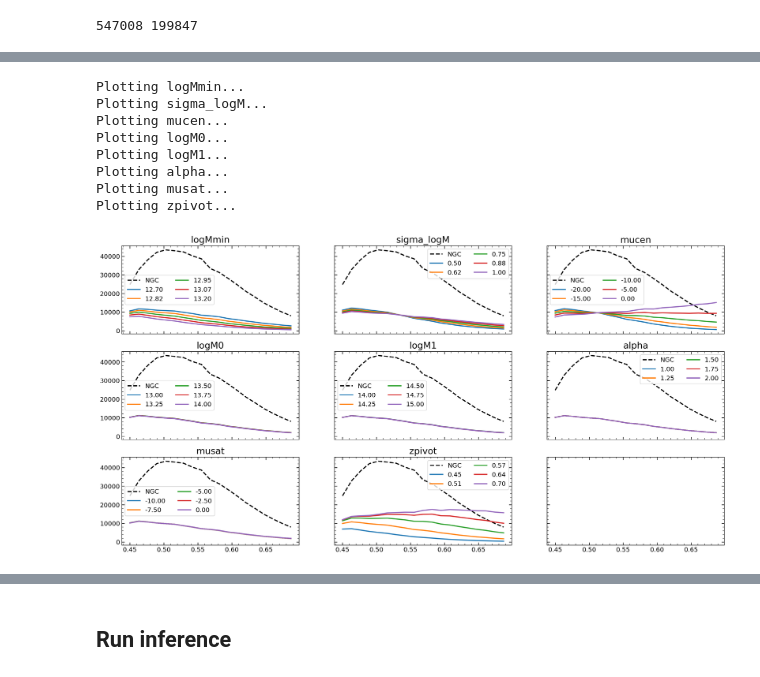
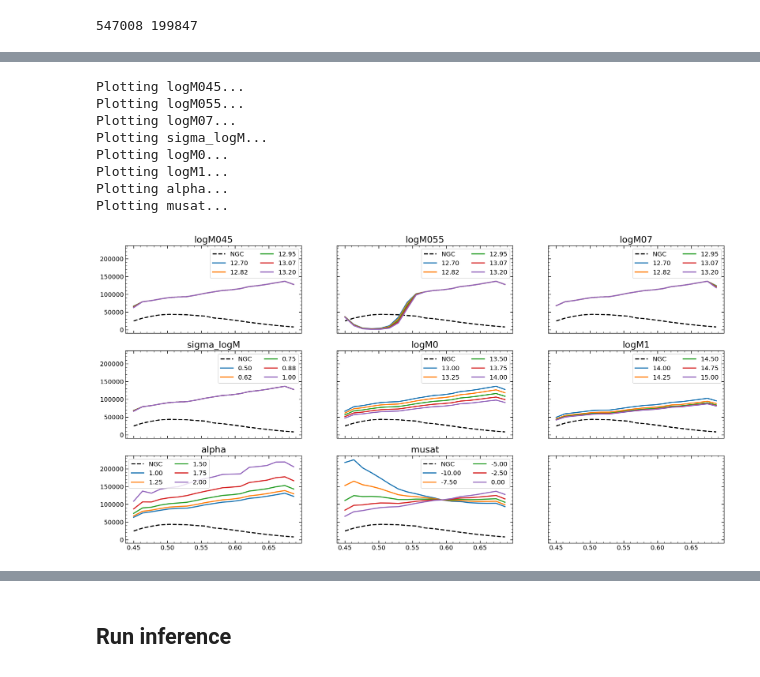
Before and after one commit to maho3/matts_tests, a Jupyter notebook: new_hod_lightcone.ipynb, the cells around one changed output, grey strips where cells are left out. Saved outputs shown, nothing was run; the diff lists cells and outputs as text; code cells hidden in the pictures.

```diff
--- a/new_hod_lightcone.ipynb
+++ b/new_hod_lightcone.ipynb
@@ -574,7 +571,7 @@ wdir = '/anvil/scratch/x-mho1/cmass-ili'
 nbody = 'mtnglike'
 sim = 'fastpm'
 L, N = 3000, 384
-lhid = 1
+lhid = 5
 zmin, zmax = 0.45, 0.7
 
 simdir = join(wdir, nbody, sim, f'L{L:d}-N{N:d}', str(lhid))
@@ -787,8 +868,11 @@ ax.legend()
 # %%
 def calcH(mass, z, z_bins, params):
-    p = [*params[:3], params[-1]]
+    # p = params[:3]
+    # mean_ncen = cenocc(mass, z, p)
+    # p = params[3:]
+    p = params[:4]
     mean_ncen = cenocc(mass, z, p)
-    p = params[3:]
+    p = params[4:]
     mean_nsat = satocc(mass, z, mean_ncen, p)
 
     ncen_hist, _ = np.histogram(z, bins=z_bins, weights=mean_ncen)
@@ -796,52 +880,71 @@ def calcH(mass, z, z_bins, params):
     return ncen_hist, nsat_hist
 # %%
 from copy import deepcopy
+# prior_range = np.array([
+#     (12.7, 13.2),  # logMmin
+#     (0.5, 1.0),  # sigma_logM
+#     (-20, 0),  # mucen
+#     (13.0, 14.0),  # logM0
+#     (14.0, 15.0),  # logM1
+#     (1, 2),  # alpha
+#     (-10, 0),  # musat
+# ])
+# fid = [12.8, 0.734, -14.735, 13.655, 14.173, 1.415, 0]
+
+# names = ['logMmin', 'sigma_logM', 'mucen', 'logM0',
+#          'logM1', 'alpha', 'musat']
+
 prior_range = np.array([
-    (12.7, 13.2),  # logMmin
+    # (12.7, 13.2),  # logMmin
+    (12.7, 13.2),  # logM045
+    (12.7, 13.2),  # logM055
+    (12.7, 13.2),  # logM07
     (0.5, 1.0),  # sigma_logM
-    (-20, 0),  # mucen
+    # (-20, 0),  # mucen
+    # (-20, 20),  # mu2cen
     (13.0, 14.0),  # logM0
     (14.0, 15.0),  # logM1
     (1, 2),  # alpha
     (-10, 0),  # musat
-    (0.45, 0.7),  # zpivot
 ])
-fid = [12.8, 0.734, -14.735, 13.655, 14.173, 1.415, 0, 0.519]
+fid = [12.8, 0.7, -16, 1,  13, 13.6, 1.2, 0]
 
-names = ['logMmin', 'sigma_logM', 'mucen', 'logM0',
-         'logM1', 'alpha', 'musat', 'zpivot']
+# names = ['logMmin', 'sigma_logM', 'mucen', 'mu2cen', 'logM0',
+#          'logM1', 'alpha', 'musat']
+names = ['logM045', 'logM055', 'logM07', 'sigma_logM', 'logM0',
+            'logM1', 'alpha', 'musat']
 
 N = len(fid)
 M = 5
-z_bins = np.linspace(0.45, 0.7, 20)
+z_bins = np.linspace(zmin, zmax, 20)
 
 f, axs = plt.subplots(3, N//3+1, sharex=True, sharey=True, figsize=(20, 10))
 axs = axs.flatten()
 for i in range(N):
     print(f'Plotting {names[i]}...')
     ax = axs[i]
     ax.plot(z_bins[:-1], ngc_hist, label='NGC', color='k', linestyle='--')
 
     plist = np.linspace(prior_range[i, 0], prior_range[i, 1], M)
     for v in plist:
         params = deepcopy(fid)
         params[i] = v
 
         ncen_hist, nsat_hist = calcH(mass, z, z_bins, params)
 
         ax.plot(z_bins[:-1], ncen_hist+nsat_hist, label=f'{params[i]:.2f}')
     ax.set_title(names[i])
     ax.legend(ncol=2)
 # %% [output]
-Plotting logMmin...
+Plotting logM045...
+Plotting logM055...
+Plotting logM07...
 Plotting sigma_logM...
-Plotting mucen...
 Plotting logM0...
 Plotting logM1...
 Plotting alpha...
 Plotting musat...
-Plotting zpivot...
-[figure, old version]
+[figure, new version]
 # %%
 from scipy.optimize import minimize
 
```
Also changed, not shown: parts of 9 cells of this notebook, 1 other file.
